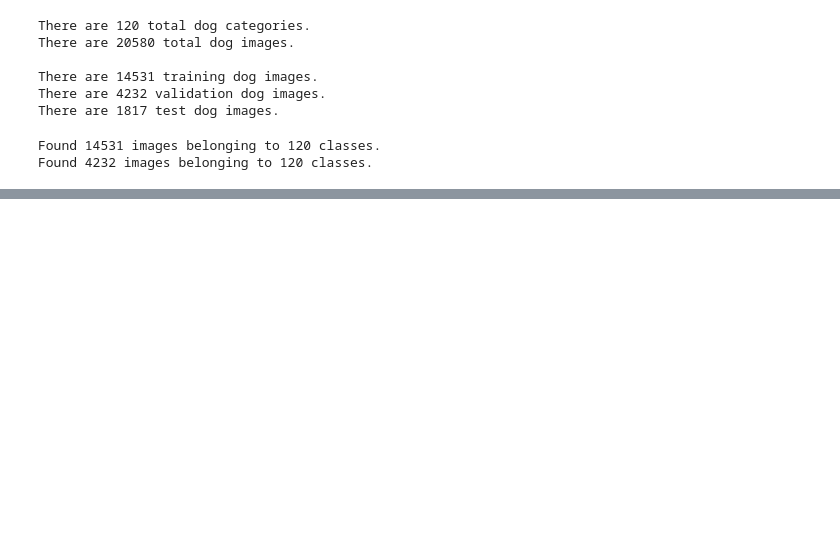
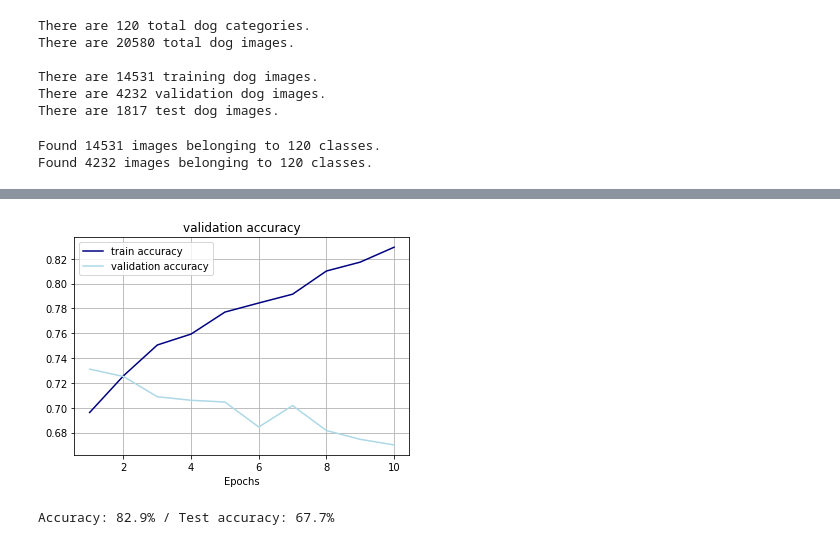
Before and after one commit to celiabayet/Dogs, a Jupyter notebook: code/notebooks/cnn_data_augmentation.ipynb, the cells around one changed output, grey strips where cells are left out. Saved outputs shown, nothing was run; the diff lists cells and outputs as text; code cells hidden in the pictures; blank space fills up the shorter version.

```diff
--- a/code/notebooks/cnn_data_augmentation.ipynb
+++ b/code/notebooks/cnn_data_augmentation.ipynb
@@ -133,0 +141,15 @@ Wall time: 16h 49min 10s
+# %%
+acc = history.history['accuracy']
+val_acc = history.history['val_accuracy']
+
+t = np.linspace(1, len(acc), len(acc)).flatten()
+plt.plot(t, acc, 'navy', label='train accuracy')
+plt.plot(t, val_acc, 'lightblue', label='validation accuracy')
+
+plt.grid(True)
+plt.xlabel('Epochs')
+plt.title('validation accuracy')
+plt.legend(loc=2)
+plt.show();
+# %% [output]
+[figure, added]
@@ -133,0 +166,13 @@ Wall time: 16h 49min 10s
+# %%
+model_stats['models'].append('VGG16')
+
+#Accuracy & validation accuracy
+acc = history.history['accuracy'][-1]
+model_stats['accuracy'].append(acc * 100)
+model_stats['test_accuracy'].append(vgg16_test_accuracy * 100)
+
+
+#Print results
+print('Accuracy: %0.1f%% / Test accuracy: %0.1f%%' %(acc*100, vgg16_test_accuracy*100))
+# %% [output]
+Accuracy: 82.9% / Test accuracy: 67.7%
```
Also changed, not shown: parts of 9 cells of this notebook.
